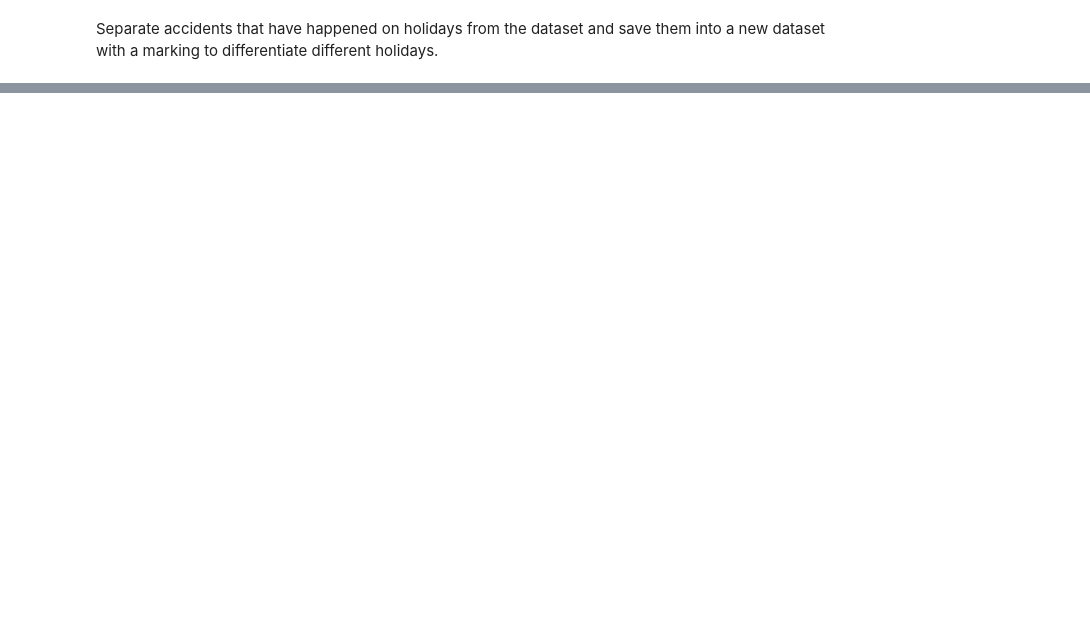
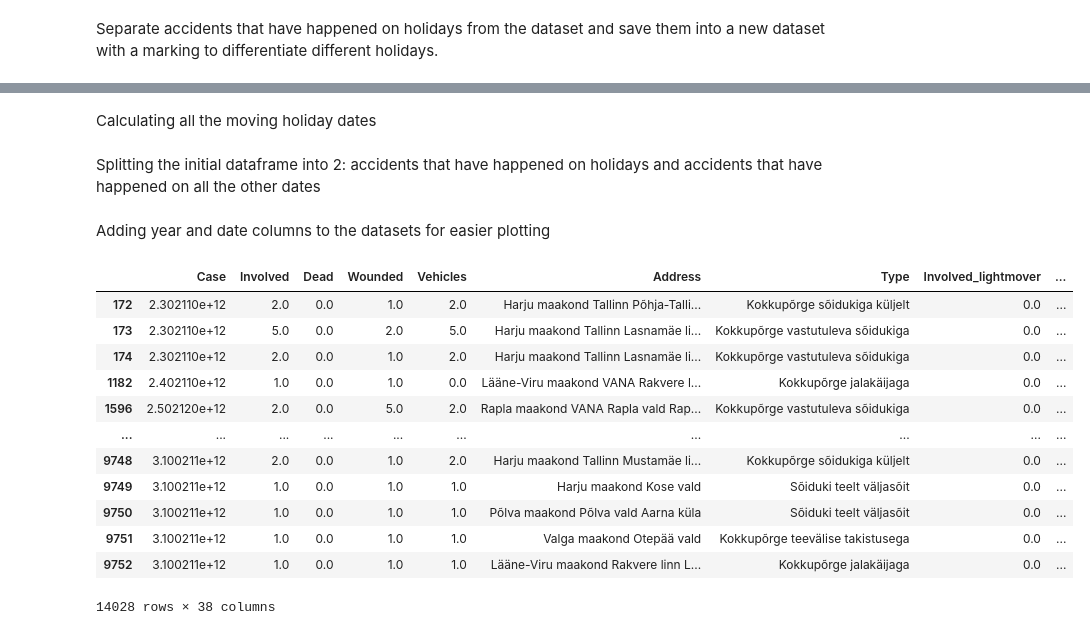
Before and after one commit to gCoreByte/car-accidents-in-estonia, a Jupyter notebook: goal1.ipynb, the cells around one changed output, grey strips where cells are left out. Drawn from its saved outputs; the diff is of its cells as text; code cells hidden in the pictures; blank space fills up the shorter version.

```diff
--- a/goal1.ipynb
+++ b/goal1.ipynb
@@ -2,0 +5,14 @@ Separate accidents that have happened on holidays from the dataset and save them
+# %%
+import datetime
+import matplotlib.pyplot as plt
+import numpy as np
+import pandas as pd
+from datetime import date, timedelta
+
+filename = "data_preparation/cleaned_data_file.csv"
+df = pd.read_csv(filename, sep=",")
+
+startYear = 2011
+endYear = 2021
+
+dates = ["01.01", "24.02", "01.05", "23.06", "24.06", "20.08", "24.12", "25.12", "31.12"] #Non moving holiday dates
@@ -83,0 +106,2 @@ print(movingholidays)
+# %% [markdown]
+Calculating all the moving holiday dates
@@ -83,0 +110,2 @@ print(movingholidays)
+# %% [markdown]
+Splitting the initial dataframe into 2: accidents that have happened on holidays and accidents that have happened on all the other dates
@@ -83,0 +119,35 @@ print(movingholidays)
+# %% [markdown]
+Adding year and date columns to the datasets for easier plotting
+# %%
+holidaystats_df["Day"], holidaystats_df["Month"], holidaystats_df["Year"] = holidaydf["Date"].str.split(".").str
+
+holidaystats_df = holidaystats_df.sort_values(by=["Year", "Month", "Day"])
+
+holidaystats_df["DM"] = holidaystats_df["Day"] + "." + holidaystats_df["Month"]
+holidaystats_df = holidaystats_df.drop("Day", axis=1)
+holidaystats_df = holidaystats_df.drop("Month", axis=1)
+
+nonholiday_df["Day"], nonholiday_df["Month"], nonholiday_df["Year"] = nonholiday_df["Date"].str.split(".").str
+
+nonholiday_df = nonholiday_df.sort_values(by=["Year", "Month", "Day"])
+
+nonholiday_df["DM"] = nonholiday_df["Day"] + "." + nonholiday_df["Month"]
+nonholiday_df = nonholiday_df.drop("Day", axis=1)
+nonholiday_df = nonholiday_df.drop("Month", axis=1)
+
+holidaystats_df = holidaystats_df.sort_values("DM")
+nonholiday_df
+# %% [output]
+|  | Case | Involved | Dead | Wounded | Vehicles | Address | Type | Involved_lightmover | ... |
+| 172 | 2.302110e+12 | 2.0 | 0.0 | 1.0 | 2.0 | Harju maakond Tallinn Põhja-Talli... | Kokkupõrge sõidukiga küljelt | 0.0 | ... |
+| 173 | 2.302110e+12 | 5.0 | 0.0 | 2.0 | 5.0 | Harju maakond Tallinn Lasnamäe li... | Kokkupõrge vastutuleva sõidukiga | 0.0 | ... |
+| 174 | 2.302110e+12 | 2.0 | 0.0 | 1.0 | 2.0 | Harju maakond Tallinn Lasnamäe li... | Kokkupõrge vastutuleva sõidukiga | 0.0 | ... |
+| 1182 | 2.402110e+12 | 1.0 | 0.0 | 1.0 | 0.0 | Lääne-Viru maakond VANA Rakvere l... | Kokkupõrge jalakäijaga | 0.0 | ... |
+| 1596 | 2.502120e+12 | 2.0 | 0.0 | 5.0 | 2.0 | Rapla maakond VANA Rapla vald Rap... | Kokkupõrge vastutuleva sõidukiga | 0.0 | ... |
+| ... | ... | ... | ... | ... | ... | ... | ... | ... | ... |
+| 9748 | 3.100211e+12 | 2.0 | 0.0 | 1.0 | 2.0 | Harju maakond Tallinn Mustamäe li... | Kokkupõrge sõidukiga küljelt | 0.0 | ... |
+| 9749 | 3.100211e+12 | 1.0 | 0.0 | 1.0 | 1.0 | Harju maakond Kose vald | Sõiduki teelt väljasõit | 0.0 | ... |
+| 9750 | 3.100211e+12 | 1.0 | 0.0 | 1.0 | 1.0 | Põlva maakond Põlva vald Aarna küla | Sõiduki teelt väljasõit | 0.0 | ... |
+| 9751 | 3.100211e+12 | 1.0 | 0.0 | 1.0 | 1.0 | Valga maakond Otepää vald | Kokkupõrge teevälise takistusega | 0.0 | ... |
+| 9752 | 3.100211e+12 | 1.0 | 0.0 | 1.0 | 1.0 | Lääne-Viru maakond Rakvere linn L... | Kokkupõrge jalakäijaga | 0.0 | ... |
+14028 rows × 38 columns
```
Also changed, not shown: parts of 14 cells of this notebook, 1 other file.
